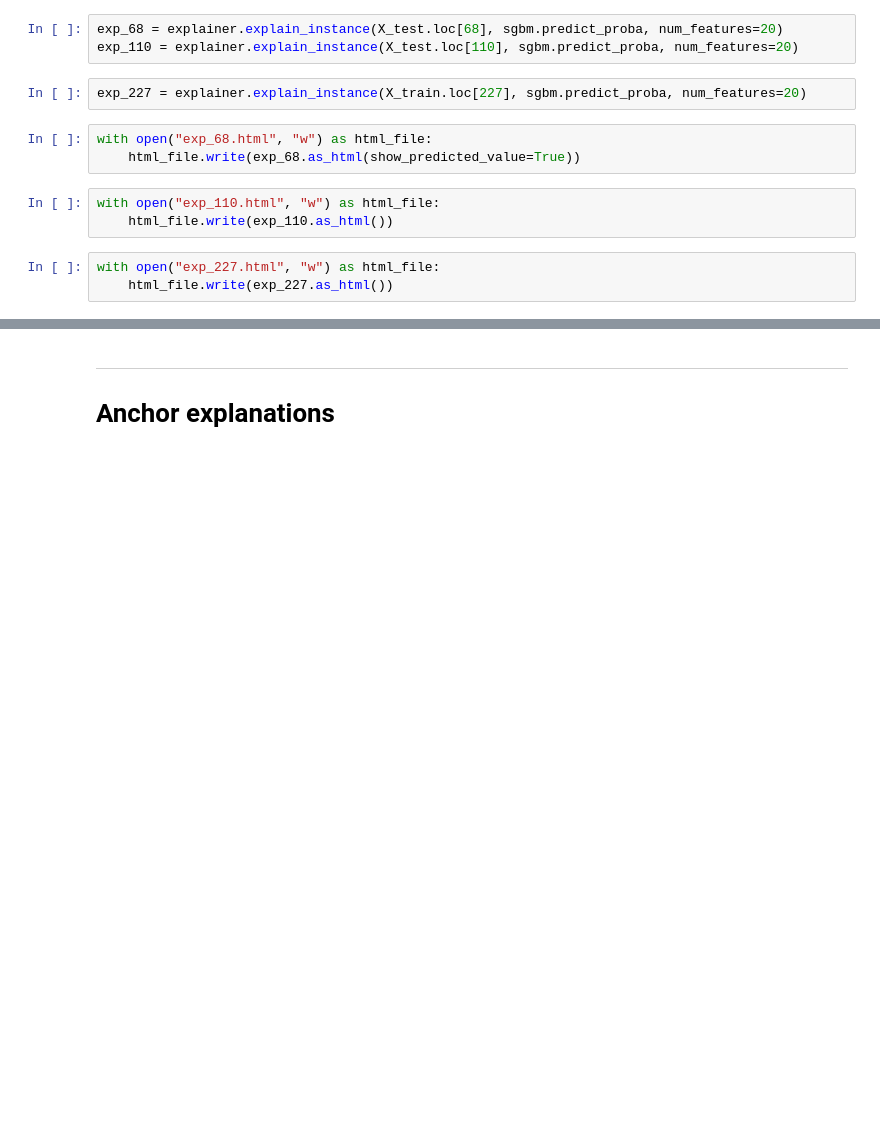
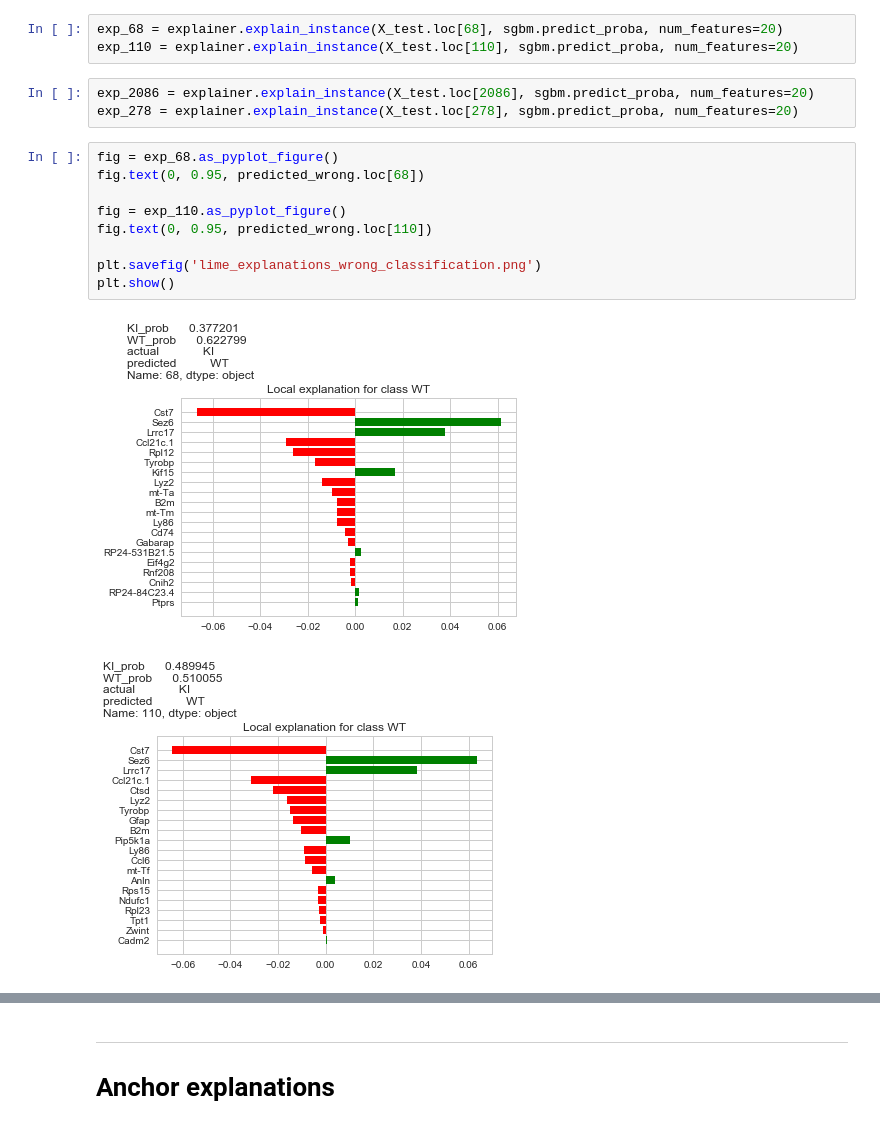
Before and after one commit to tmoerman/alois, a Jupyter notebook: notebooks/03_ashley_21_mar_2018/03_boruta_classification_GT.ipynb, the cells around one changed output, grey strips where cells are left out. Drawn from its saved outputs; the diff is of its cells as text; blank space fills up the shorter version.

Commit message:
lime explanation figures

```diff
--- a/notebooks/03_ashley_21_mar_2018/03_boruta_classification_GT.ipynb
+++ b/notebooks/03_ashley_21_mar_2018/03_boruta_classification_GT.ipynb
@@ -386,13 +362,17 @@ Wall time: 21 µs
 exp_68 = explainer.explain_instance(X_test.loc[68], sgbm.predict_proba, num_features=20)
 exp_110 = explainer.explain_instance(X_test.loc[110], sgbm.predict_proba, num_features=20)
 # %%
-exp_227 = explainer.explain_instance(X_train.loc[227], sgbm.predict_proba, num_features=20)
+exp_2086 = explainer.explain_instance(X_test.loc[2086], sgbm.predict_proba, num_features=20)
+exp_278 = explainer.explain_instance(X_test.loc[278], sgbm.predict_proba, num_features=20)
-# %%
-with open("exp_68.html", "w") as html_file:
-    html_file.write(exp_68.as_html(show_predicted_value=True))
-# %%
-with open("exp_110.html", "w") as html_file:
-    html_file.write(exp_110.as_html())
-# %%
-with open("exp_227.html", "w") as html_file:
-    html_file.write(exp_227.as_html())
+# %%
+fig = exp_68.as_pyplot_figure()
+fig.text(0, 0.95, predicted_wrong.loc[68])
+
+fig = exp_110.as_pyplot_figure()
+fig.text(0, 0.95, predicted_wrong.loc[110])
+
+plt.savefig('lime_explanations_wrong_classification.png')
+plt.show()
+# %% [output]
+[figure, added]
+[figure, added]
```
Also changed, not shown: parts of 3 cells of this notebook, 2 other files.
